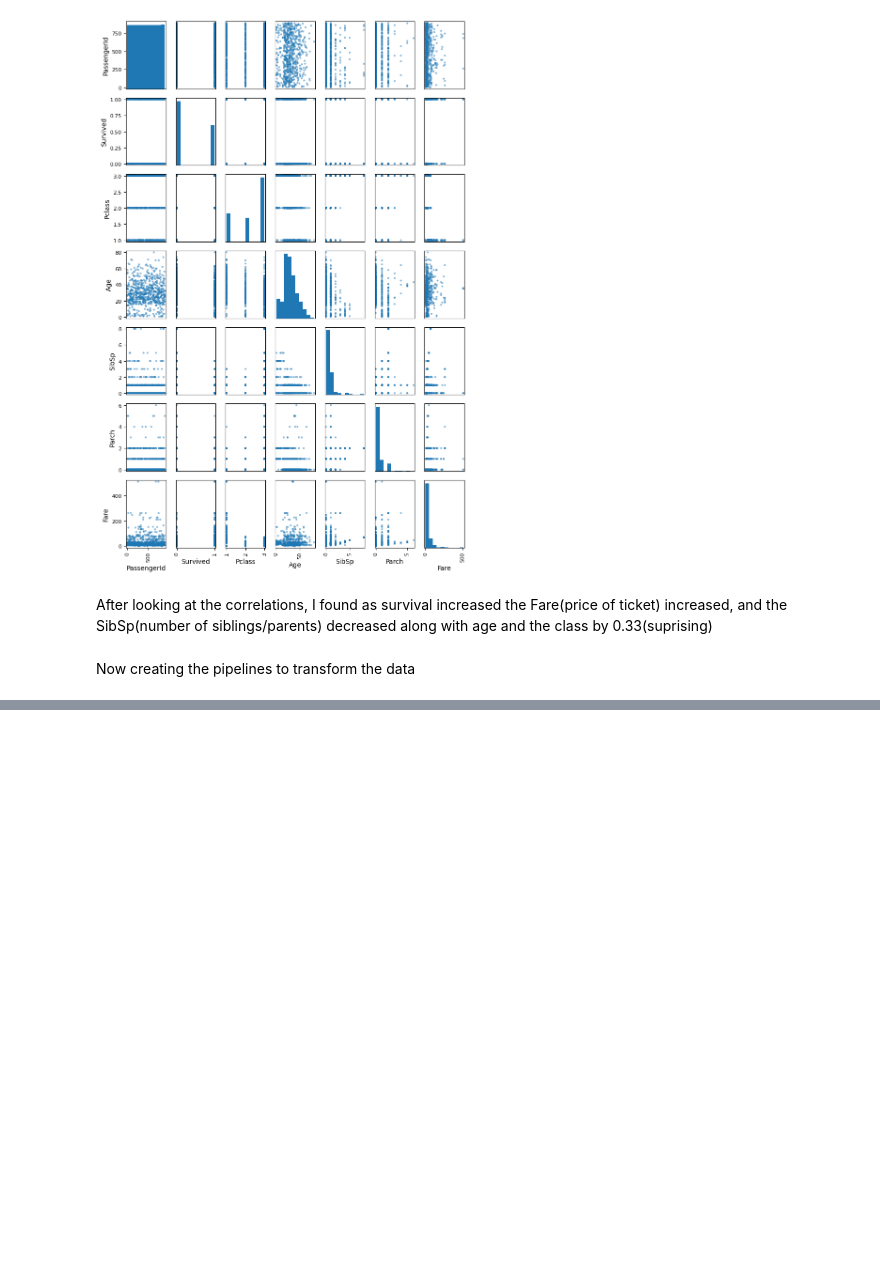
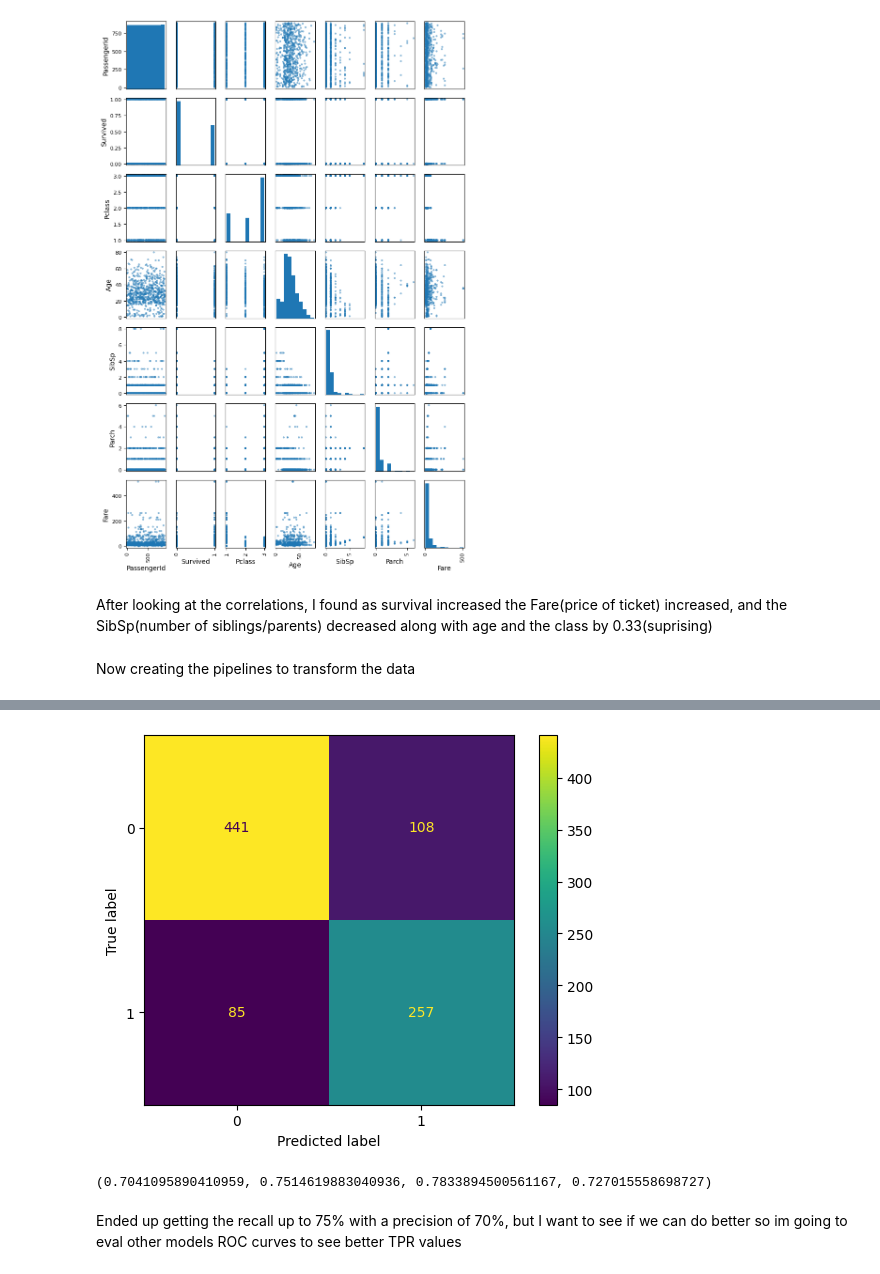
Before and after one commit to Steve-Rodrigues/Machine-Learning, a Jupyter notebook: titanic/titanic_ml.ipynb, the cells around one changed output, grey strips where cells are left out. Saved outputs shown, nothing was run; the diff lists cells and outputs as text; code cells hidden in the pictures; blank space fills up the shorter version.

```diff
--- a/titanic/titanic_ml.ipynb
+++ b/titanic/titanic_ml.ipynb
@@ -92,0 +160,18 @@ numeric_transformer = Pipeline([
+# %%
+ok_recall = (recalls[:-1] >= .75)
+threshold = thresholds[ok_recall].max()
+pred = (scores >= threshold).astype(int)
+# %%
+cm2 = confusion_matrix(y_true=y, y_pred=pred)
+ConfusionMatrixDisplay(cm2).plot()
+plt.show()
+# %% [output]
+[figure, added]
+# %%
+prec2 = precision_score(y, pred)
+rec2 = recall_score(y, pred)
+acc2 = accuracy_score(y,pred)
+# %% [output]
+(0.7041095890410959, 0.7514619883040936, 0.7833894500561167, 0.727015558698727)
+# %% [markdown]
+Ended up getting the recall up to 75% with a precision of 70%, but I want to see if we can do better so im going to eval other models ROC curves to see better TPR values
```
Also changed, not shown: parts of 22 cells of this notebook, 2 other files.
